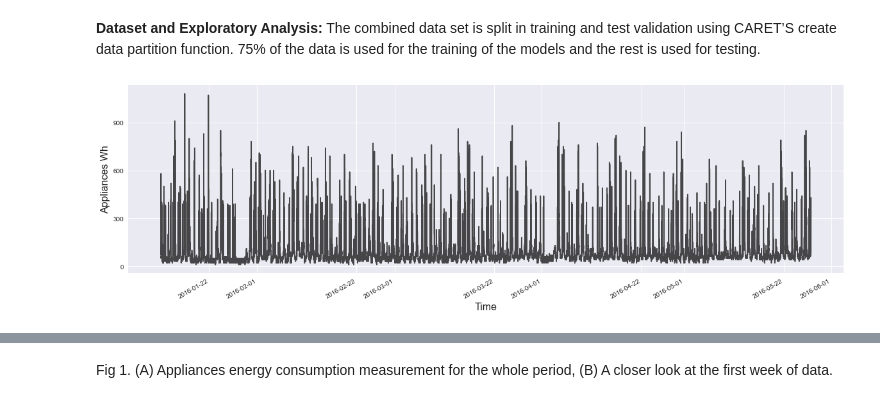
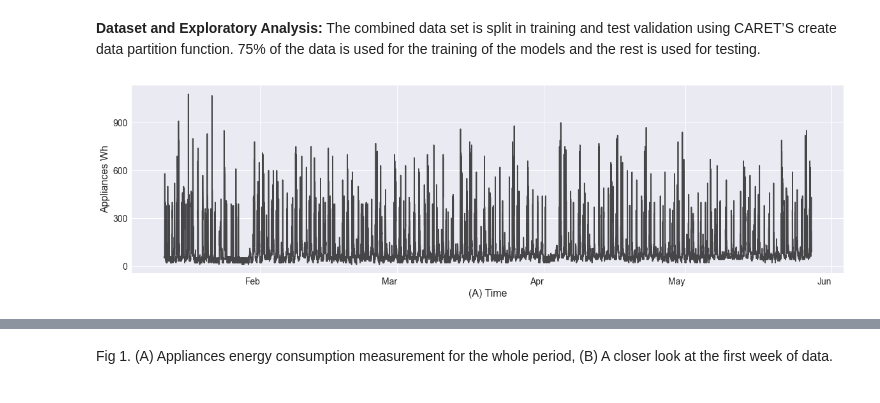
Before and after one commit to mona-piya/DS-portfolio-s1-2021-MonaMunegan, a Jupyter notebook: Portfolio 2.ipynb, the cells around one changed output, grey strips where cells are left out. Drawn from its saved outputs; the diff is of its cells as text; code cells hidden in the pictures.

```diff
--- a/Portfolio 2.ipynb
+++ b/Portfolio 2.ipynb
@@ -60,18 +61,22 @@ data.shape
 #date_time.strftime("%d %B, %Y")
 # %% [markdown]
 __Dataset and Exploratory Analysis:__ The combined data set is split in training and test validation using CARET’S create data partition function. 75% of the data is used for the training of the models and the rest is used for testing.
-# %%
-#training.Appliances.loc['2016'].resample('1d').plot(figsize=(14,6), c='blue', alpha = 0.7, grid=True, markersize=0.1)
-#data.Appliances.loc['2016'].plot(figsize=(20,6), c='blue', alpha = 0.7, grid=True, markersize=0.5)
-
-data.Appliances.plot(figsize=(20,6), c='black', alpha = 0.7, grid=True, markersize=0.5)
-plt.yticks(np.arange(0, 1200, 300))
-plt.xlabel('Time', fontsize = 16)
-plt.ylabel('Appliances Wh', fontsize = 16)
-#plt.gca().xaxis.set_major_locator(ticker.MaxNLocator(4))
-
-
-plt.show()
-# %% [output]
-[figure, removed]
+# %%
+#set locator and date format %b - Jan, Feb, Mar...
+locator = mdates.MonthLocator()
+fmt = mdates.DateFormatter('%b')
+
+data.Appliances.plot(figsize=(20,6), c='black', alpha = 0.7, grid=True, markersize=0.5)
+plt.xlabel('(A) Time', fontsize = 16)
+plt.ylabel('Appliances Wh', fontsize = 16)
+plt.xticks(rotation=0, fontsize= 14)
+plt.yticks(np.arange(0, 1200, 300), fontsize= 14)
+
+ax = plt.gca().xaxis
+ax.set_major_locator(locator)
+ax.set_major_formatter(fmt)
+
+plt.show()
+# %% [output]
+[figure, added]
 # %%
```
Also changed, not shown: parts of 18 cells of this notebook.
